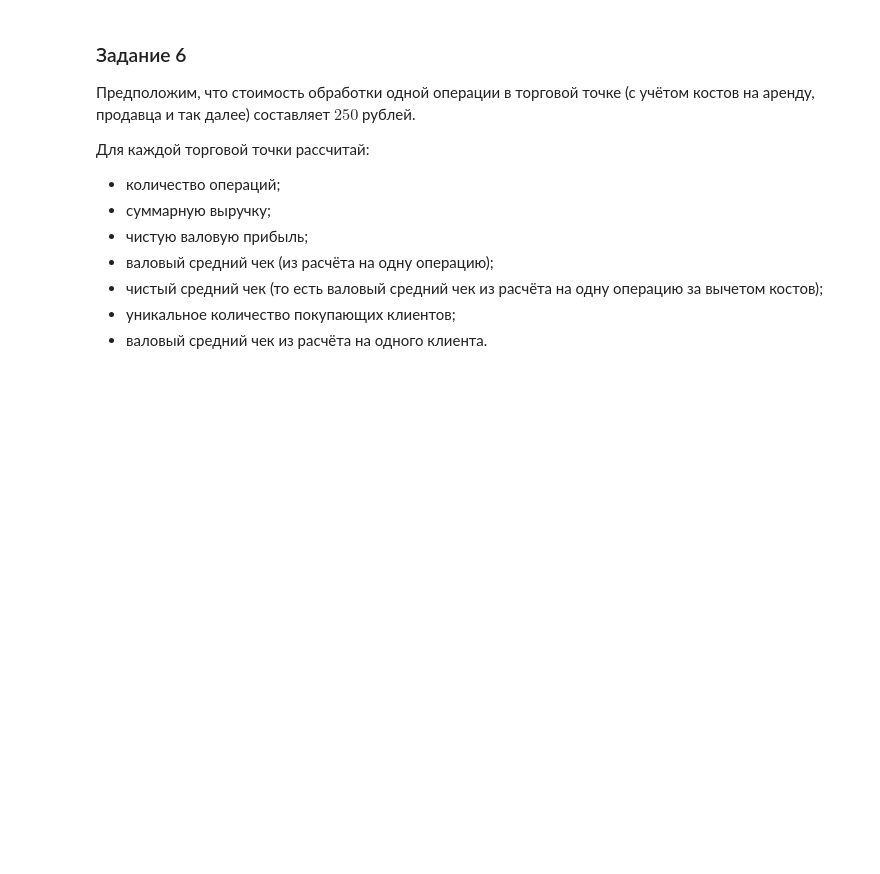
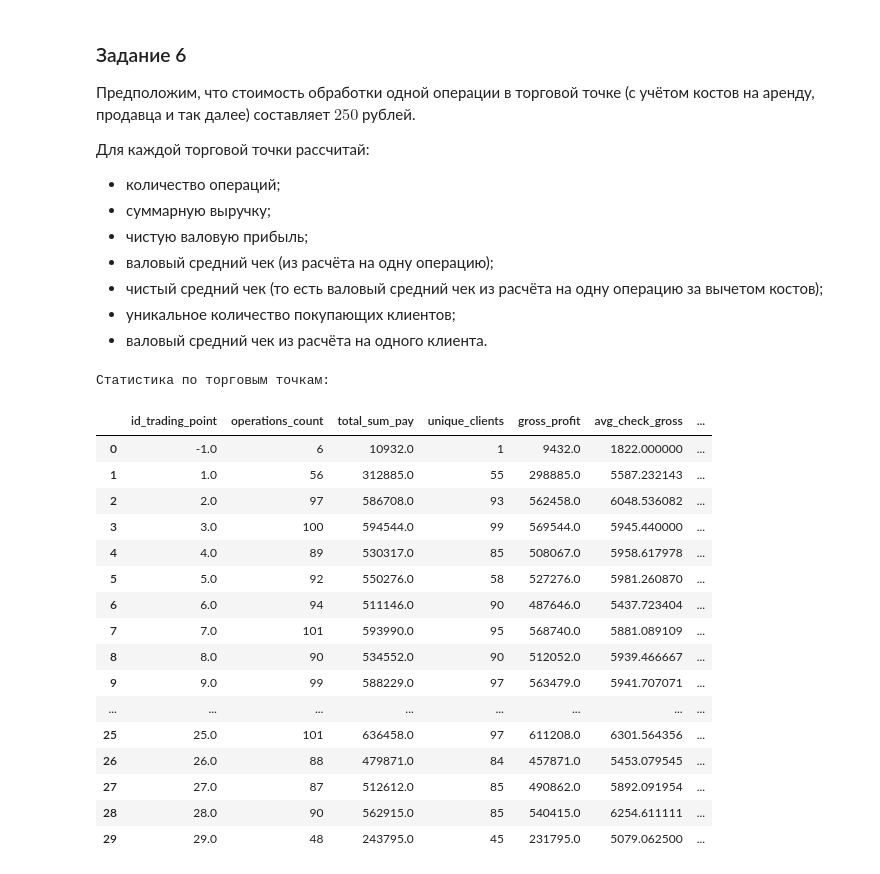
Before and after one commit to Lizavetka99/t-akademy, a Jupyter notebook: python hw1/domashnee-zadanie-af6c2a8e-1f4f-403a-9fde-61a11bdd1706.ipynb, the cells around one changed output. Cells and saved outputs as stored; diff of their text form; code cells hidden in the pictures; blank space fills up the shorter version.

```diff
--- a/python hw1/domashnee-zadanie-af6c2a8e-1f4f-403a-9fde-61a11bdd1706.ipynb
+++ b/python hw1/domashnee-zadanie-af6c2a8e-1f4f-403a-9fde-61a11bdd1706.ipynb
@@ -103,8 +103,8 @@ excel.head(14)
 # %% [markdown]
 ### Импорт данных
 # %%
-df_orders = pd.read_excel('/magazin_chick-d4aca6d5-03be-4756-a079-ea78fc4b2a7c.xlsx', sheet_name='orders')
-df_clients = pd.read_excel('/magazin_chick-d4aca6d5-03be-4756-a079-ea78fc4b2a7c.xlsx', sheet_name='clients')
+df_orders = pd.read_excel('/content/magazin_chick-d4aca6d5-03be-4756-a079-ea78fc4b2a7c.xlsx', sheet_name='orders')
+df_clients = pd.read_excel('/content/magazin_chick-d4aca6d5-03be-4756-a079-ea78fc4b2a7c.xlsx', sheet_name='clients')
 # %%
 df_orders.head(3)
 # %% [output]
@@ -252,3 +275,35 @@ print(f"Женский чек выше мужского на {(((df_merged_filte
  - чистый средний чек (то есть валовый средний чек из расчёта на одну операцию за вычетом костов);
  - уникальное количество покупающих клиентов;
  - валовый средний чек из расчёта на одного клиента.
+# %%
+trading_point = df_orders.groupby('id_trading_point').agg(
+    operations_count=('id_purchase', 'count'),
+    total_sum_pay=('sum_pay', 'sum'),
+    unique_clients=('id_client', 'nunique')
+).reset_index()
+trading_point['gross_profit'] = trading_point['total_sum_pay'] - (trading_point['operations_count'] * 250)
+trading_point['avg_check_gross'] = trading_point['total_sum_pay'] / trading_point['operations_count']
+trading_point['avg_check_net'] = trading_point['gross_profit'] / trading_point['operations_count']
+trading_point['avg_check_per_client'] = trading_point['total_sum_pay'] / trading_point['unique_clients']
+
+print("Статистика по торговым точкам:")
+trading_point
+# %% [output]
+Статистика по торговым точкам:
+|  | id_trading_point | operations_count | total_sum_pay | unique_clients | gross_profit | avg_check_gross | ... |
+| 0 | -1.0 | 6 | 10932.0 | 1 | 9432.0 | 1822.000000 | ... |
+| 1 | 1.0 | 56 | 312885.0 | 55 | 298885.0 | 5587.232143 | ... |
+| 2 | 2.0 | 97 | 586708.0 | 93 | 562458.0 | 6048.536082 | ... |
+| 3 | 3.0 | 100 | 594544.0 | 99 | 569544.0 | 5945.440000 | ... |
+| 4 | 4.0 | 89 | 530317.0 | 85 | 508067.0 | 5958.617978 | ... |
+| 5 | 5.0 | 92 | 550276.0 | 58 | 527276.0 | 5981.260870 | ... |
+| 6 | 6.0 | 94 | 511146.0 | 90 | 487646.0 | 5437.723404 | ... |
+| 7 | 7.0 | 101 | 593990.0 | 95 | 568740.0 | 5881.089109 | ... |
+| 8 | 8.0 | 90 | 534552.0 | 90 | 512052.0 | 5939.466667 | ... |
+| 9 | 9.0 | 99 | 588229.0 | 97 | 563479.0 | 5941.707071 | ... |
+| ... | ... | ... | ... | ... | ... | ... | ... |
+| 25 | 25.0 | 101 | 636458.0 | 97 | 611208.0 | 6301.564356 | ... |
+| 26 | 26.0 | 88 | 479871.0 | 84 | 457871.0 | 5453.079545 | ... |
+| 27 | 27.0 | 87 | 512612.0 | 85 | 490862.0 | 5892.091954 | ... |
+| 28 | 28.0 | 90 | 562915.0 | 85 | 540415.0 | 6254.611111 | ... |
+| 29 | 29.0 | 48 | 243795.0 | 45 | 231795.0 | 5079.062500 | ... |
```
Also changed, not shown: parts of 4 cells of this notebook.
